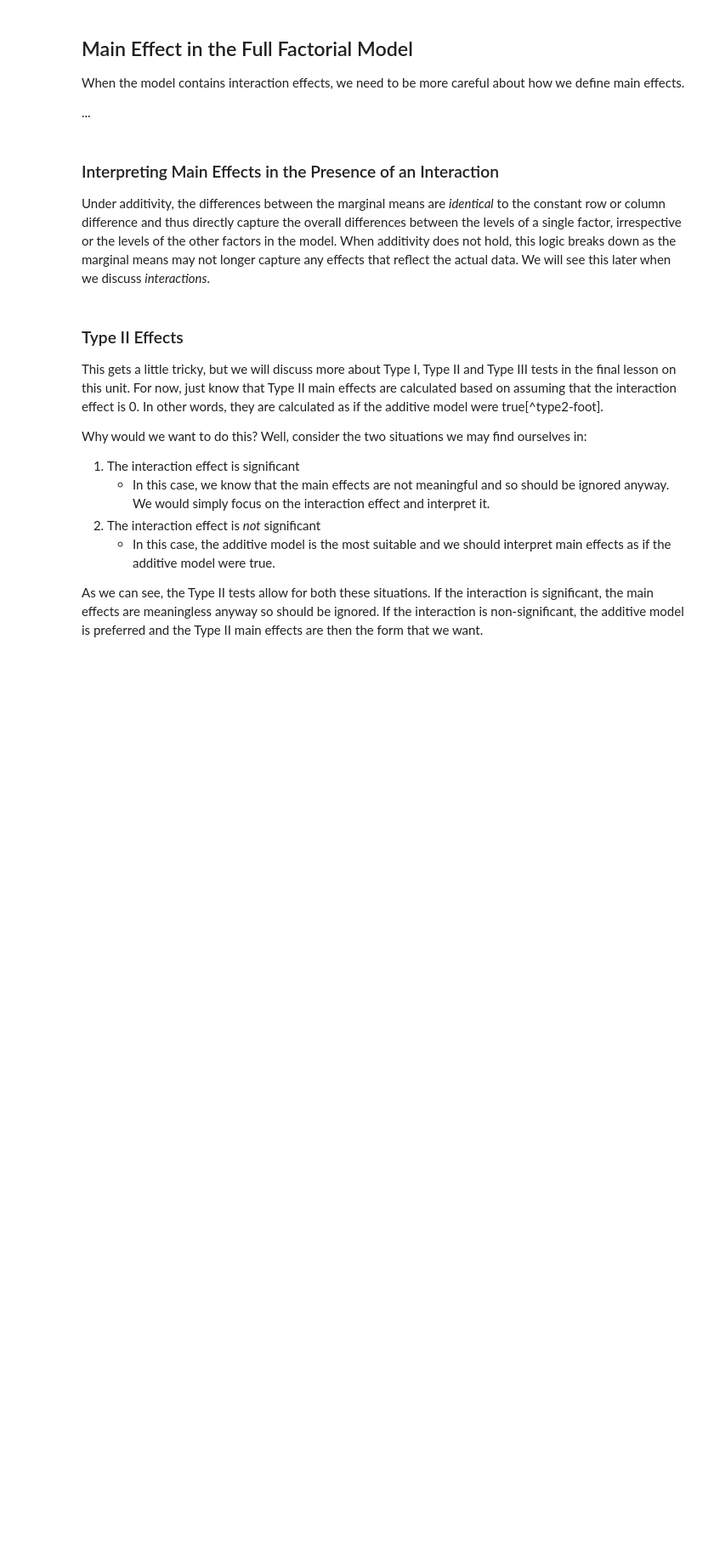
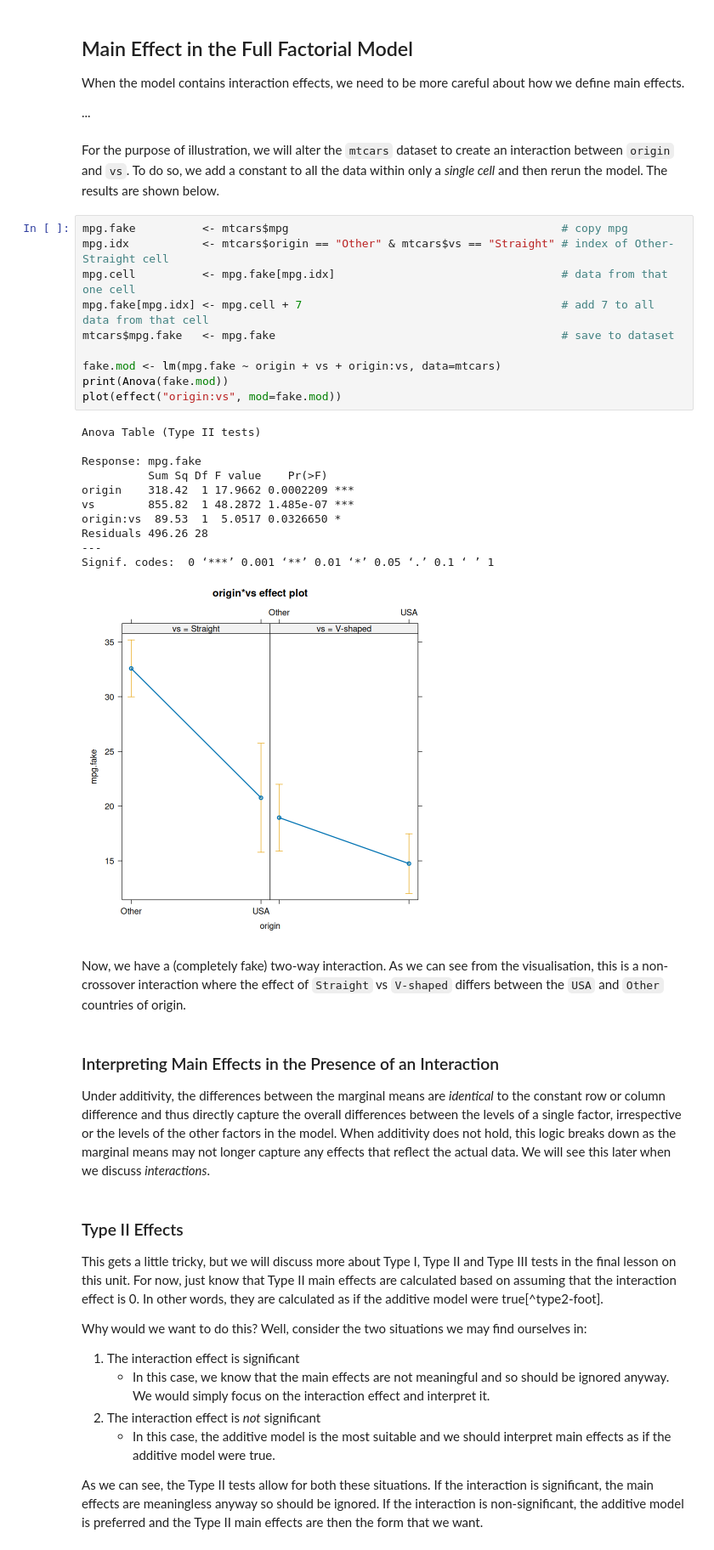
Before and after one commit to PCHN63101-Advanced-Data-Skills/Model-Comparisons-ANOVA, a Jupyter notebook: 4.higher-order-ANOVA-II.ipynb, the cells around one changed output. Shown at 85% size. Cells and saved outputs as stored; diff of their text form; blank space fills up the shorter version.

```diff
--- a/4.higher-order-ANOVA-II.ipynb
+++ b/4.higher-order-ANOVA-II.ipynb
@@ -380,6 +371,32 @@ It is also worth noting that many statisticians would recommend removing non-sig
 When the model contains interaction effects, we need to be more careful about how we define main effects.
 
 ...
+# %% [markdown]
+For the purpose of illustration, we will alter the `mtcars` dataset to create an interaction between `origin` and `vs`. To do so, we add a constant to all the data within only a *single cell* and then rerun the model. The results are shown below.
+# %%
+mpg.fake          <- mtcars$mpg                                         # copy mpg
+mpg.idx           <- mtcars$origin == "Other" & mtcars$vs == "Straight" # index of Other-Straight cell
+mpg.cell          <- mpg.fake[mpg.idx]                                  # data from that one cell
+mpg.fake[mpg.idx] <- mpg.cell + 7                                       # add 7 to all data from that cell
+mtcars$mpg.fake   <- mpg.fake                                           # save to dataset
+
+fake.mod <- lm(mpg.fake ~ origin + vs + origin:vs, data=mtcars)
+print(Anova(fake.mod))
+plot(effect("origin:vs", mod=fake.mod))
+# %% [output]
+Anova Table (Type II tests)
+
+Response: mpg.fake
+          Sum Sq Df F value    Pr(>F)
+origin    318.42  1 17.9662 0.0002209 ***
+vs        855.82  1 48.2872 1.485e-07 ***
+origin:vs  89.53  1  5.0517 0.0326650 *
+Residuals 496.26 28
+---
+Signif. codes:  0 ‘***’ 0.001 ‘**’ 0.01 ‘*’ 0.05 ‘.’ 0.1 ‘ ’ 1
+[figure, added]
+# %% [markdown]
+Now, we have a (completely fake) two-way interaction. As we can see from the visualisation, this is a non-crossover interaction where the effect of `Straight` vs `V-shaped` differs between the `USA` and `Other` countries of origin.
 # %% [markdown]
 ### Interpreting Main Effects in the Presence of an Interaction
 Under additivity, the differences between the marginal means are *identical* to the constant row or column difference and thus directly capture the overall differences between the levels of a single factor, irrespective or the levels of the other factors in the model. When additivity does not hold, this logic breaks down as the marginal means may not longer capture any effects that reflect the actual data. We will see this later when we discuss *interactions*.
```
Also changed, not shown: parts of 13 cells of this notebook, 7 other files.
